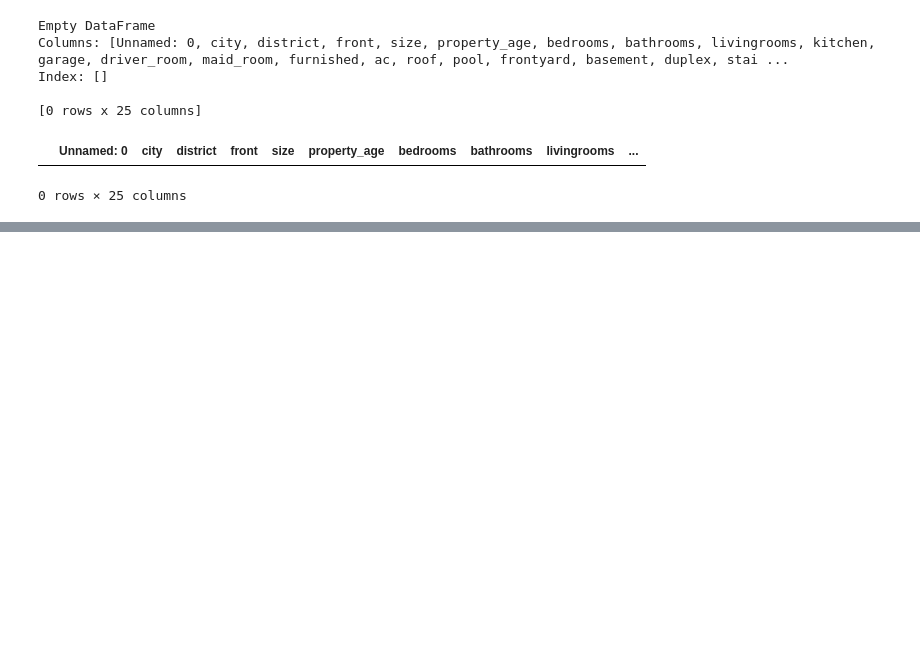
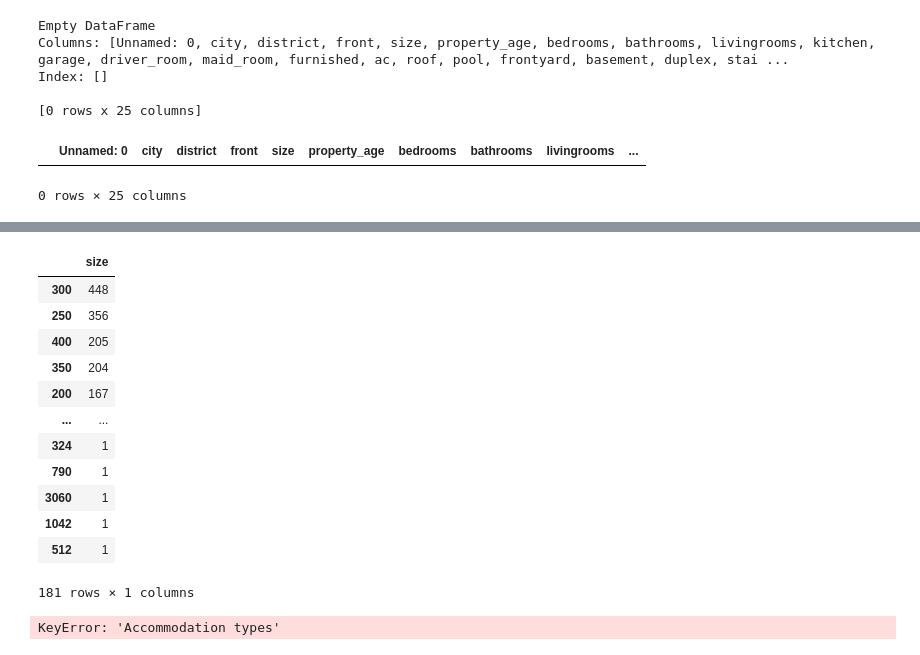
Before and after one commit to novr1512/saudi_aqar_price_prediction, a Jupyter notebook: Awatef's_H.ipynb, the cells around one changed output, grey strips where cells are left out. Drawn from its saved outputs; the diff is of its cells as text; code cells hidden in the pictures; blank space fills up the shorter version.

```diff
--- a/Awatef's_H.ipynb
+++ b/Awatef's_H.ipynb
@@ -175,0 +206,16 @@ H_data.
+# %%
+H_data['size'].value_counts().to_frame()
+# %% [output]
+|  | size |
+| 300 | 448 |
+| 250 | 356 |
+| 400 | 205 |
+| 350 | 204 |
+| 200 | 167 |
+| ... | ... |
+| 324 | 1 |
+| 790 | 1 |
+| 3060 | 1 |
+| 1042 | 1 |
+| 512 | 1 |
+181 rows × 1 columns
@@ -175,0 +224,4 @@ H_data.
+# %%
+H_data = H_data.groupby(['city', 'district','Accommodation types'])['size'].mean().to_frame()
+# %% [output]
+KeyError: 'Accommodation types'
```
Also changed, not shown: parts of 6 cells of this notebook.
